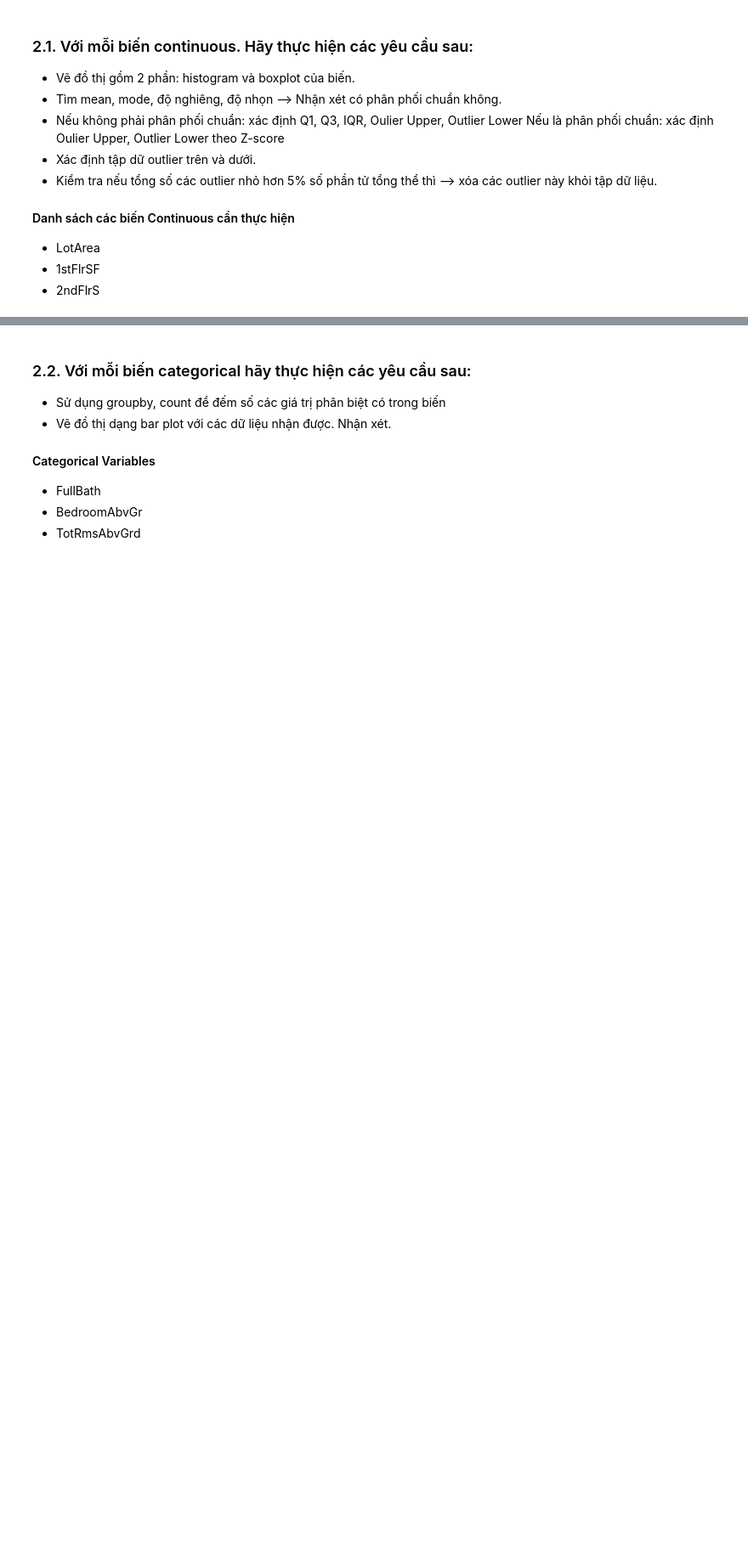
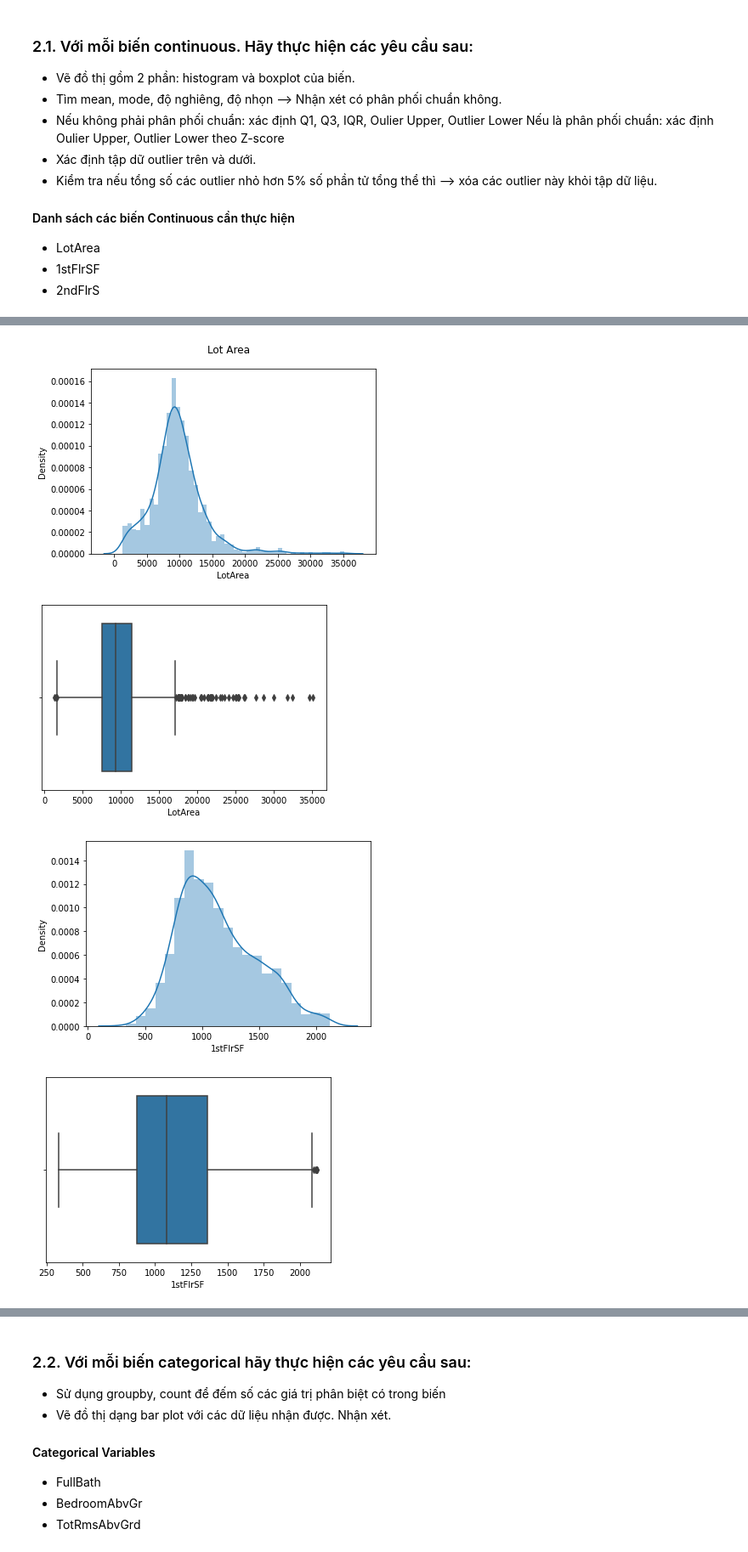
Before and after one commit to kieutridang/Mathematics-and-Statistics-for-Data-Science-, a Jupyter notebook: Bai thi cuoi khoa/Bai thi - Ho va ten hoc vien.ipynb, the cells around one changed output, grey strips where cells are left out. Shown at 85% size. Drawn from its saved outputs; the diff is of its cells as text; code cells hidden in the pictures; blank space fills up the shorter version.

```diff
--- a/Bai thi cuoi khoa/Bai thi - Ho va ten hoc vien.ipynb
+++ b/Bai thi cuoi khoa/Bai thi - Ho va ten hoc vien.ipynb
@@ -83,0 +336,32 @@ features = ['LotArea', 'YearBuilt', '1stFlrSF', '2ndFlrSF', 'FullBath', 'Bedroom
+# %%
+# Vẽ đồ thị gồm 2 phần: histogram và boxplot của biến.
+lot_area = df['LotArea']
+first_flr_sf = df['1stFlrSF']
+second_flr_sf = df['2ndFlrSF']
+
+fig, ax = plt.subplots()
+# Lot Area
+fig.suptitle('Lot Area')
+sns.distplot(lot_area)
+plt.show()
+sns.boxplot(lot_area)
+plt.show()
+
+# 1st Flr SF
+fig.suptitle('1st Flr SF')
+sns.distplot(first_flr_sf)
+plt.show()
+sns.boxplot(first_flr_sf)
+plt.show()
+
+# 2nd Flr SF
+fig.suptitle('2nd Flr SF')
+sns.distplot(second_flr_sf)
+plt.show()
+sns.boxplot(second_flr_sf)
+plt.show()
+# %% [output]
+[figure, added]
+[figure, added]
+[figure, added]
+[figure, added]
```
Also changed, not shown: parts of 20 cells of this notebook.
